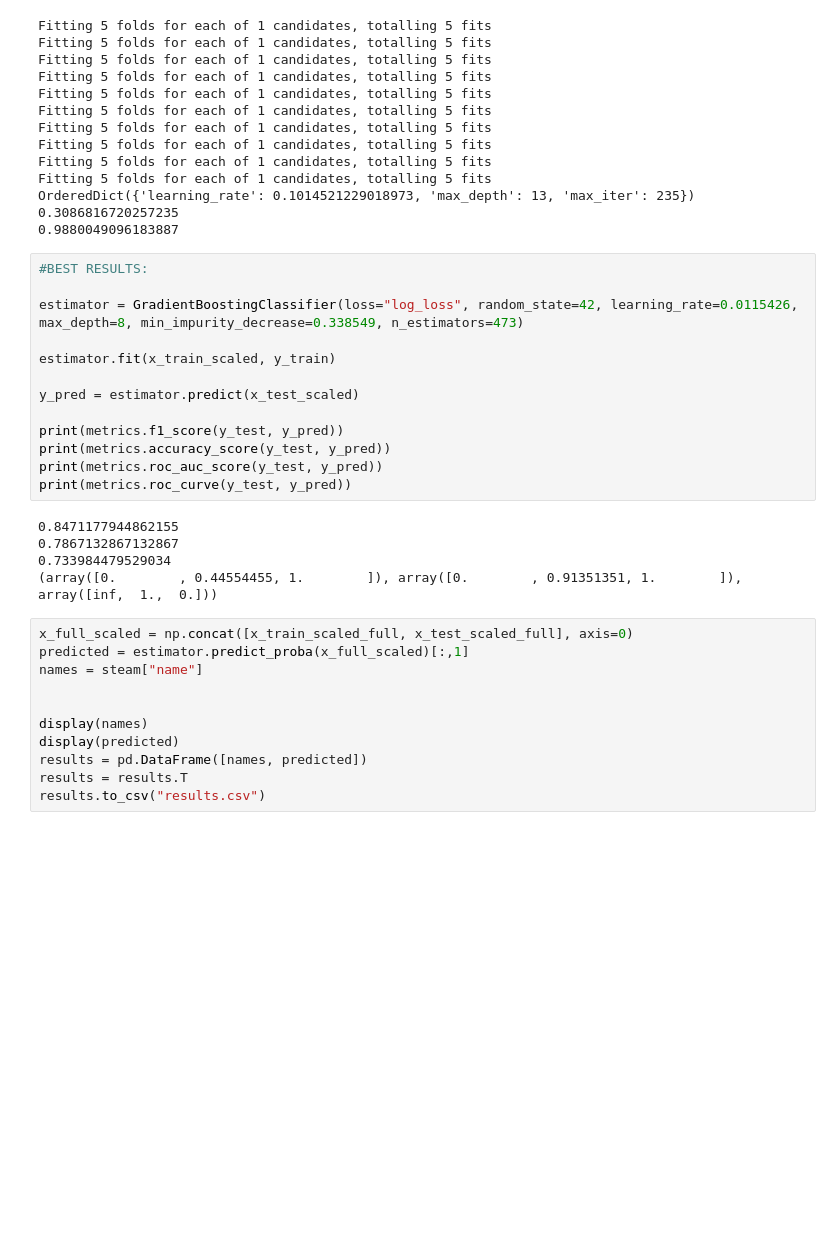
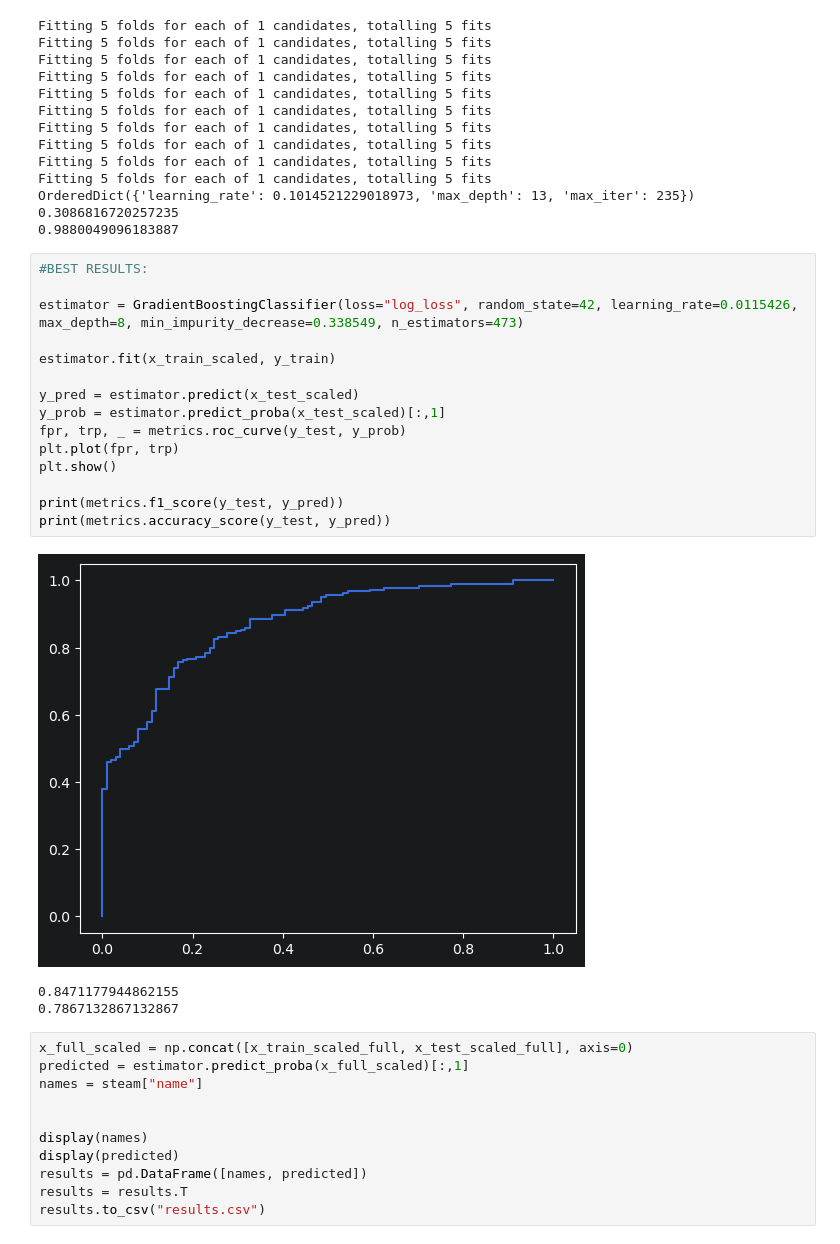
Before and after one commit to i-eye/Machine-Learning-Steam-Games, a Jupyter notebook: WokeModelling.ipynb, the cells around one changed output. Cells and saved outputs as stored; diff of their text form; blank space fills up the shorter version.

```diff
--- a/WokeModelling.ipynb
+++ b/WokeModelling.ipynb
@@ -307,21 +307,22 @@ OrderedDict({'learning_rate': 0.1014521229018973, 'max_depth': 13, 'max_iter': 2
 # %%
 #BEST RESULTS:
 
 estimator = GradientBoostingClassifier(loss="log_loss", random_state=42, learning_rate=0.0115426, max_depth=8, min_impurity_decrease=0.338549, n_estimators=473)
 
 estimator.fit(x_train_scaled, y_train)
 
 y_pred = estimator.predict(x_test_scaled)
+y_prob = estimator.predict_proba(x_test_scaled)[:,1]
+fpr, trp, _ = metrics.roc_curve(y_test, y_prob)
+plt.plot(fpr, trp)
+plt.show()
 
 print(metrics.f1_score(y_test, y_pred))
 print(metrics.accuracy_score(y_test, y_pred))
-print(metrics.roc_auc_score(y_test, y_pred))
-print(metrics.roc_curve(y_test, y_pred))
 # %% [output]
+[figure, added]
 0.8471177944862155
 0.7867132867132867
-0.733984479529034
-(array([0.        , 0.44554455, 1.        ]), array([0.        , 0.91351351, 1.        ]), array([inf,  1.,  0.]))
 # %%
 x_full_scaled = np.concat([x_train_scaled_full, x_test_scaled_full], axis=0)
 predicted = estimator.predict_proba(x_full_scaled)[:,1]
```
